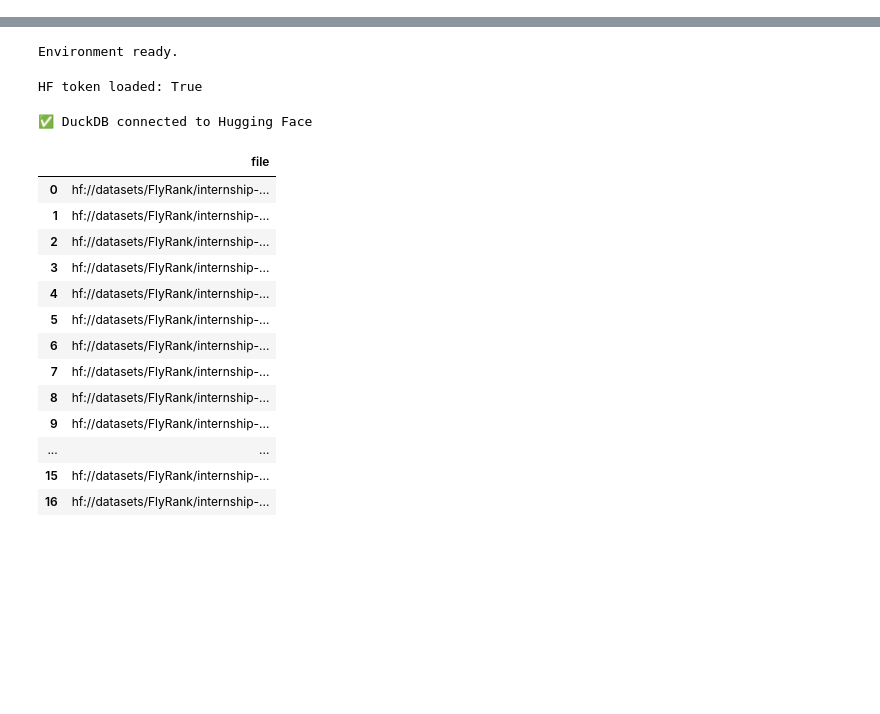
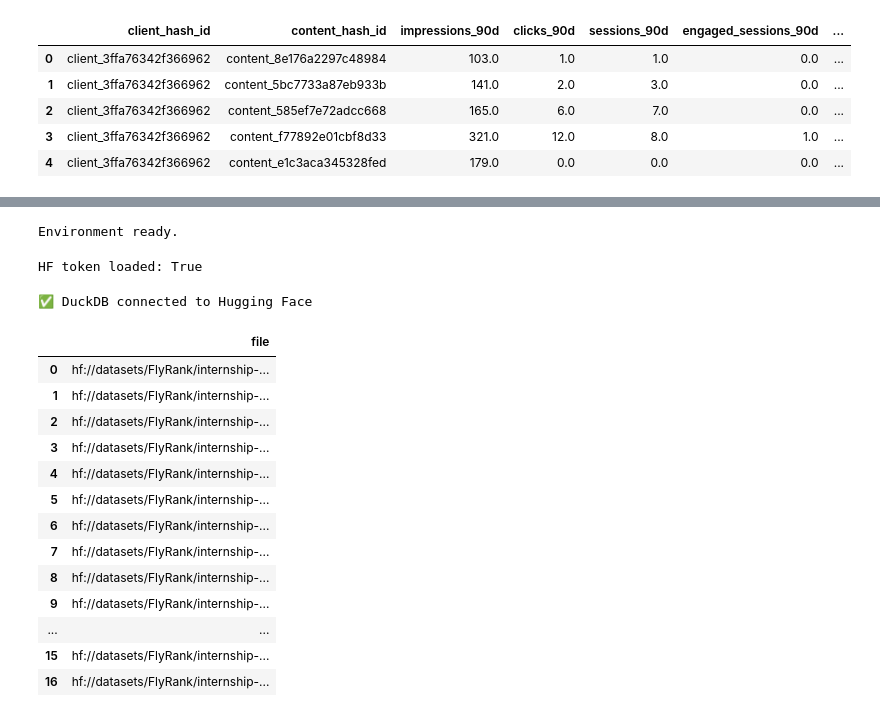
Before and after one commit to akulvibhore/flyrank-ml-internship-, a Jupyter notebook: work/notebooks/capstone.ipynb, the cells around one changed output, grey strips where cells are left out. Saved outputs shown, nothing was run; the diff lists cells and outputs as text; code cells hidden in the pictures; blank space fills up the shorter version.

```diff
--- a/work/notebooks/capstone.ipynb
+++ b/work/notebooks/capstone.ipynb
@@ -14,0 +190,90 @@ This skeleton is yours to fill. Work the sections **in order** — each one has
+# %%
+# ==============================
+# BUILD HISTORICAL FEATURES
+# ==============================
+
+FEATURE_START = "2026-03-03"
+FEATURE_END = "2026-05-31"
+
+feature_query = f"""
+SELECT
+    client_hash_id,
+    content_hash_id,
+
+    -- Google Search Console
+    SUM(COALESCE(gsc_impressions, 0)) AS impressions_90d,
+    SUM(COALESCE(gsc_clicks, 0)) AS clicks_90d,
+
+    -- Google Analytics
+    SUM(COALESCE(ga4_sessions, 0)) AS sessions_90d,
+    SUM(COALESCE(ga4_engaged_sessions, 0)) AS engaged_sessions_90d,
+
+    -- Traffic sources
+    SUM(COALESCE(sessions_organic, 0)) AS organic_sessions_90d,
+    SUM(COALESCE(sessions_ai, 0)) AS ai_sessions_90d,
+
+    -- Engagement
+    SUM(COALESCE(scroll_events, 0)) AS scroll_events_90d,
+
+    -- Recent 30 days
+    SUM(
+        CASE
+            WHEN report_date >= DATE '2026-05-02'
+            THEN COALESCE(gsc_impressions, 0)
+            ELSE 0
+        END
+    ) AS recent_30d_impressions,
+
+    -- Previous 30 days
+    SUM(
+        CASE
+            WHEN report_date < DATE '2026-05-02'
+            THEN COALESCE(gsc_impressions, 0)
+            ELSE 0
+        END
+    ) AS previous_30d_impressions,
+
+    -- Average Google position
+    AVG(gsc_avg_position) AS avg_position_90d,
+
+    -- Historical CTR
+    CASE
+        WHEN SUM(COALESCE(gsc_impressions, 0)) > 0
+        THEN
+            SUM(COALESCE(gsc_clicks, 0))
+            / SUM(COALESCE(gsc_impressions, 0))
+        ELSE 0
+    END AS ctr_90d
+
+FROM read_parquet(
+    '{FULL_DAILY_PATH}',
+    union_by_name=true
+)
+
+WHERE report_date BETWEEN DATE '{FEATURE_START}'
+                      AND DATE '{FEATURE_END}'
+
+GROUP BY
+    client_hash_id,
+    content_hash_id
+
+HAVING SUM(COALESCE(gsc_impressions, 0)) >= 100
+"""
+
+features = con.sql(feature_query).df()
+
+# Calculate impression change
+features["impression_change_pct"] = np.where(
+    features["previous_30d_impressions"] > 0,
+    (
+        features["recent_30d_impressions"]
+        - features["previous_30d_impressions"]
+    ) / features["previous_30d_impressions"],
+    0
+)
+
+print("Features created successfully!")
+print("Shape:", features.shape)
+
+display(features.head())
+# %% [output]
@@ -14,0 +282,6 @@ This skeleton is yours to fill. Work the sections **in order** — each one has
+|  | client_hash_id | content_hash_id | impressions_90d | clicks_90d | sessions_90d | engaged_sessions_90d | ... |
+| 0 | client_3ffa76342f366962 | content_8e176a2297c48984 | 103.0 | 1.0 | 1.0 | 0.0 | ... |
+| 1 | client_3ffa76342f366962 | content_5bc7733a87eb933b | 141.0 | 2.0 | 3.0 | 0.0 | ... |
+| 2 | client_3ffa76342f366962 | content_585ef7e72adcc668 | 165.0 | 6.0 | 7.0 | 0.0 | ... |
+| 3 | client_3ffa76342f366962 | content_f77892e01cbf8d33 | 321.0 | 12.0 | 8.0 | 1.0 | ... |
+| 4 | client_3ffa76342f366962 | content_e1c3aca345328fed | 179.0 | 0.0 | 0.0 | 0.0 | ... |
```
Also changed, not shown: parts of 39 cells of this notebook.
